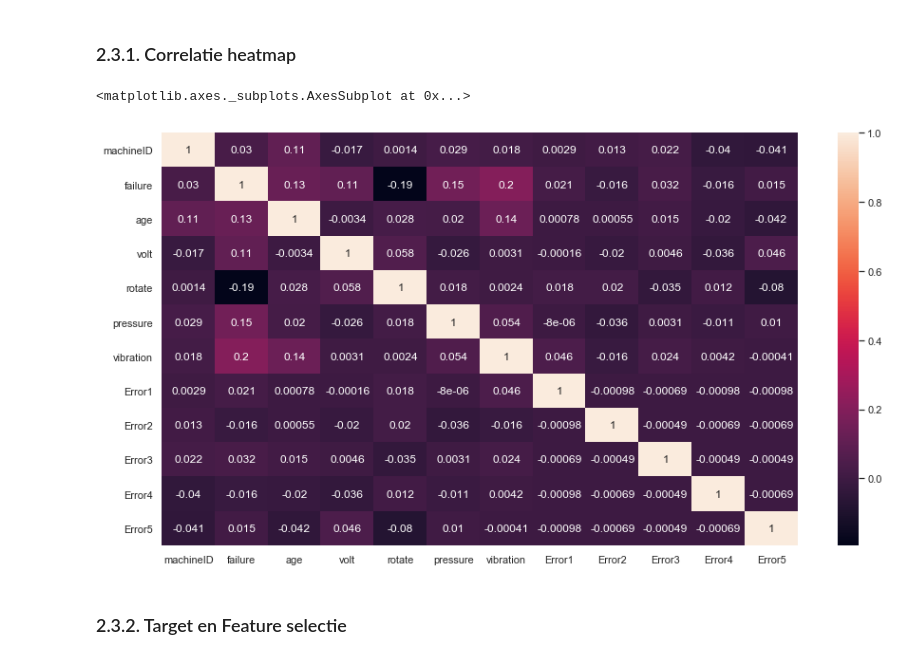
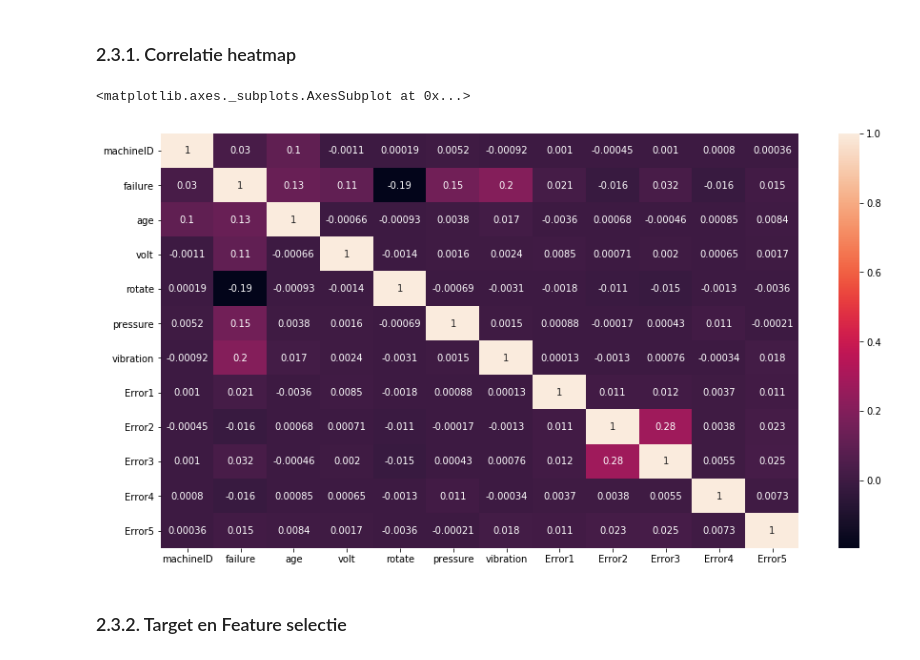
Before and after one commit to Intux404/Predictive_Maintenance, a Jupyter notebook: Predictive_Maintenance.ipynb, the cells around one changed output. Cells and saved outputs as stored; diff of their text form; code cells hidden in the pictures.

```diff
--- a/Predictive_Maintenance.ipynb
+++ b/Predictive_Maintenance.ipynb
@@ -279,10 +280,10 @@ Deze paragraaf gaat in op het achterhalen van correlaties in de kolommen van de
 ### 2.3.1. Correlatie heatmap
 # %%
 plt.figure(figsize=[15,8])
-sb.heatmap(dfSmall.corr(),annot=True)
+sb.heatmap(df.corr(),annot=True)
 # %% [output]
 <matplotlib.axes._subplots.AxesSubplot at 0x...>
-[figure, old version]
+[figure, new version]
 # %% [markdown]
 ### 2.3.2. Target en Feature selectie
 # %% [markdown]
```
Also changed, not shown: parts of 1 cell of this notebook.
